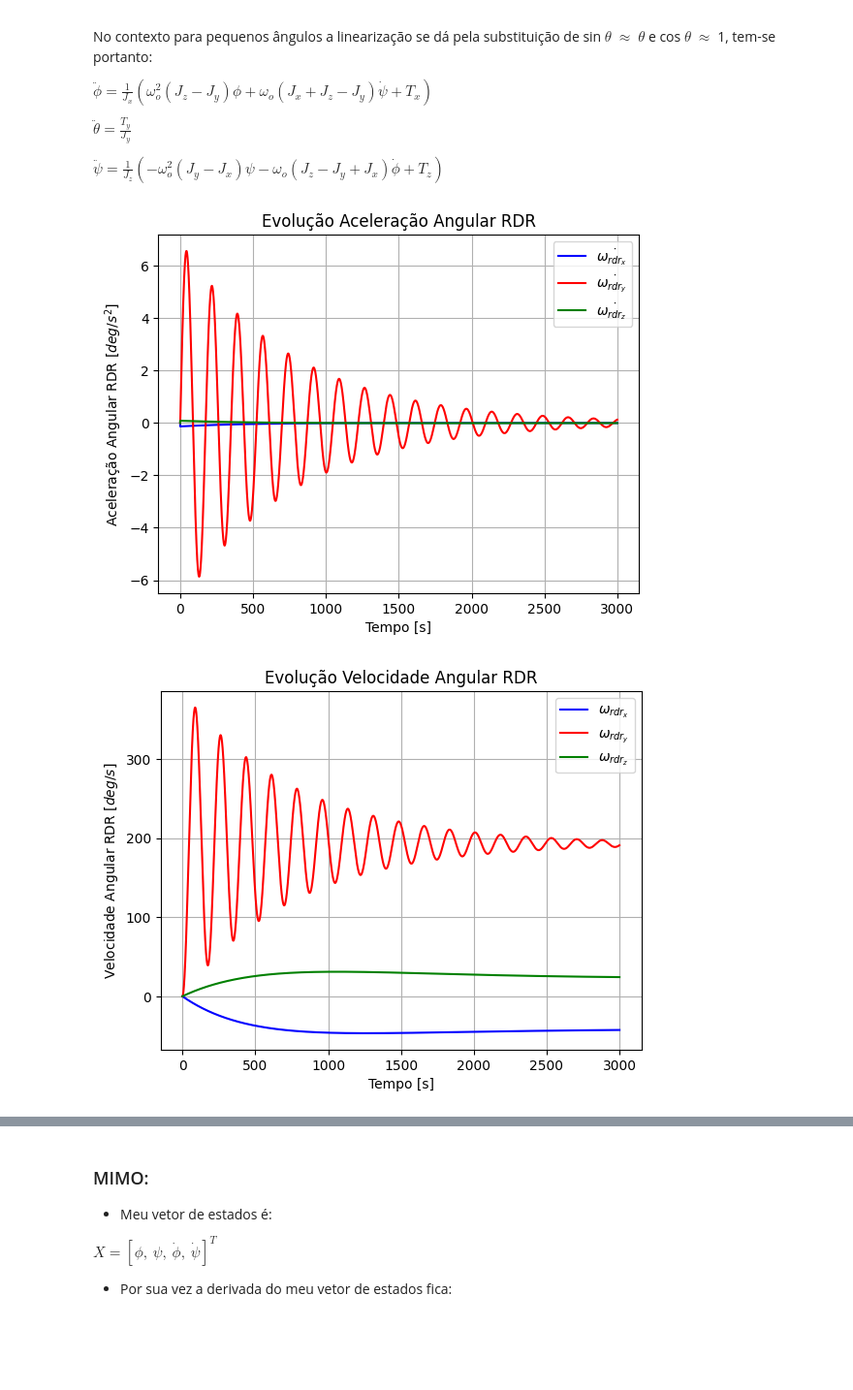
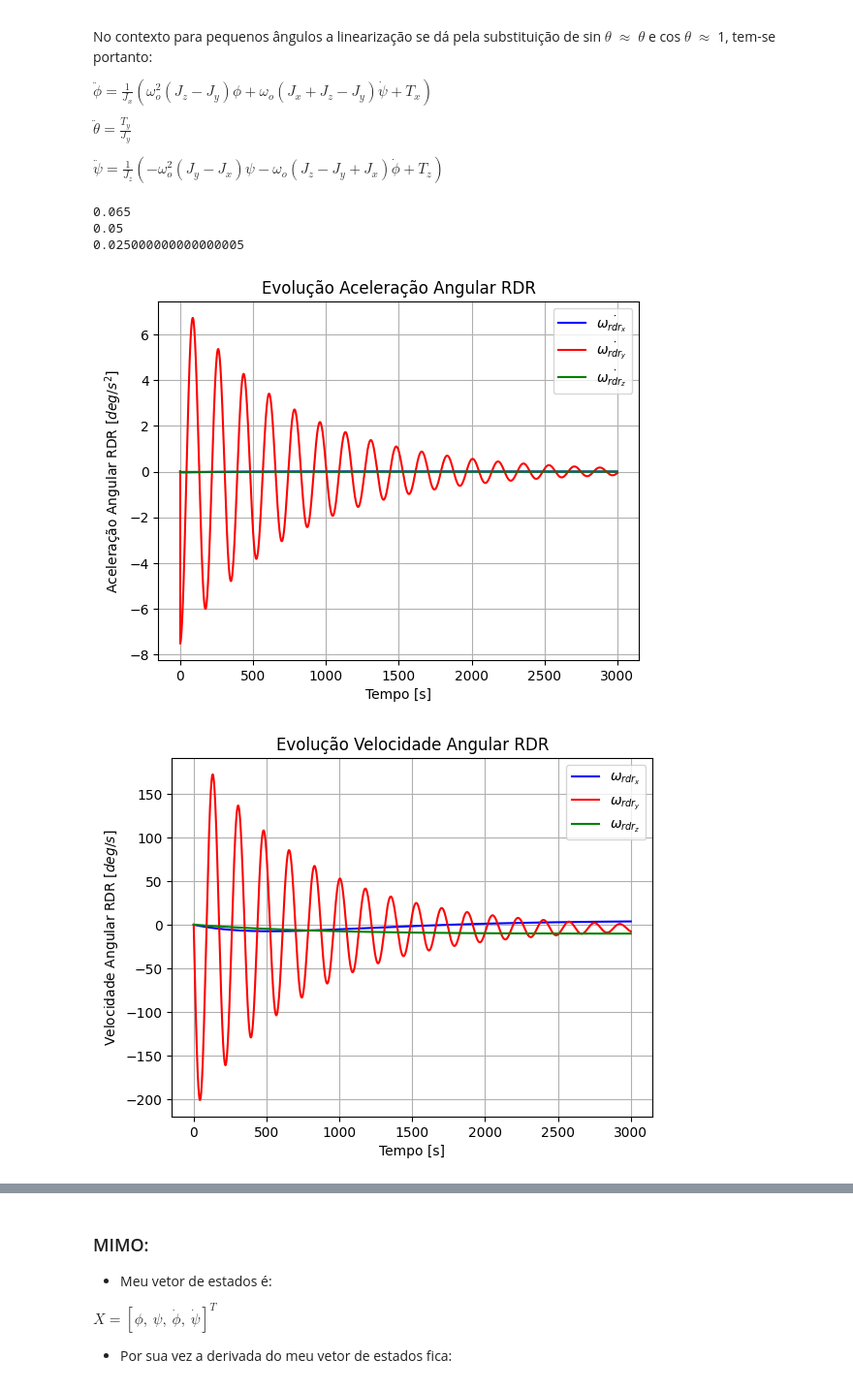
Before and after one commit to gabrielcte/labVirt_ws, a Jupyter notebook: control_design.ipynb, the cells around one changed output, grey strips where cells are left out. Shown at 97% size. Drawn from its saved outputs; the diff is of its cells as text; code cells hidden in the pictures; blank space fills up the shorter version.

```diff
--- a/control_design.ipynb
+++ b/control_design.ipynb
@@ -69,13 +69,13 @@ T_x = np.zeros((samples, 1))
 T_y = np.zeros((samples, 1))
 T_z = np.zeros((samples, 1))
 
-phi[0] = np.deg2rad(5)
-theta[0] = np.deg2rad(1)
-psi[0] = np.deg2rad(-2)
+phi[0] = np.deg2rad(15)
+theta[0] = np.deg2rad(15)
+psi[0] = np.deg2rad(15)
 
-dotphi[0] = np.deg2rad(0.1)
-dottheta[0] = np.deg2rad(-0.5)
-dotpsi[0] = np.deg2rad(-0.1)
+dotphi[0] = np.deg2rad(0.01)
+dottheta[0] = np.deg2rad(0.01)
+dotpsi[0] = np.deg2rad(0.01)
 
 # For a CubeSat 6U
 cubeSatMass = 6 #  [kg]
@@ -87,6 +87,10 @@ Ixx = 1 /12 * cubeSatMass * ((cubeSatWidth ** 2) + (cubeSatHeight ** 2)) # slug
 Iyy = 1 / 12 * cubeSatMass * ((cubeSatLength ** 2) + (cubeSatHeight ** 2)) # slug * ft ^ 2
 Izz = 1 / 12 * cubeSatMass * ((cubeSatWidth ** 2) + (cubeSatLength ** 2)) # slug * ft ^ 2
 
+print(Ixx)
+print(Iyy)
+print(Izz)
+
 # For a RDR
 m_rdr = 0.137 # [kg]
 r_rdr = 0.0435 # [m]
@@ -94,9 +98,10 @@ I_rdr = 0.5*m_rdr*r_rdr**2 # [kg*m²]
 wRDR_max = 8000/9.5492965964254 # [rad/s]
 
 K = np.array([
-            [ 1.17403277e-03,  4.35447254e-06,  1.50893246e+00,  2.79798603e-01],
-            [ 1.67479713e-06,  6.38890007e-04, -2.79798603e-01,  5.80358637e-01]
+    [ 1.28191298e-03,  7.62356968e-06,  1.56928976e+00,  2.79798603e-01],
+    [ 2.93214218e-06,  6.80382393e-04, -2.79798603e-01,  6.03572983e-01]
 ])
+
 
 
 
@@ -196,32 +201,35 @@ plt.grid(True)
 
 plt.figure()
 plt.title('Evolução Velocidade Angular')
 plt.plot(time,np.rad2deg(dotphi),'b',label=r'$\dot{\phi}$')
 plt.plot(time,np.rad2deg(dottheta),'r',label=r'$\dot{\theta}$')
 plt.plot(time,np.rad2deg(dotpsi),'g',label=r'$\dot{\psi}$')
 # Configurar os rótulos dos eixos
 plt.xlabel(r"Tempo [s]")
 plt.ylabel(r"Velocidade Angular [$deg/s$]")
 # Configurar a grade e proporções iguais
 plt.axis('on')
 plt.legend()
 plt.grid(True)
 
 plt.figure()
 plt.title('Evolução Atitude')
 plt.plot(time,np.rad2deg(phi),'b',label=r'$\phi$')
 plt.plot(time,np.rad2deg(theta),'r',label=r'$\theta$')
 plt.plot(time,np.rad2deg(psi),'g',label=r'$\psi$')
 # Configurar os rótulos dos eixos
 plt.xlabel(r"Tempo [s]")
 plt.ylabel(r"Atitude [$deg$]")
 # Configurar a grade e proporções iguais
 plt.axis('on')
 plt.grid(True)
 plt.legend()
 
 
 plt.show()
 # %% [output]
+0.065
+0.05
+0.025000000000000005
-[figure, old version]
+[figure, new version]
-[figure, old version]
+[figure, new version]
```
Also changed, not shown: parts of 1 cell of this notebook, 6 other files.
